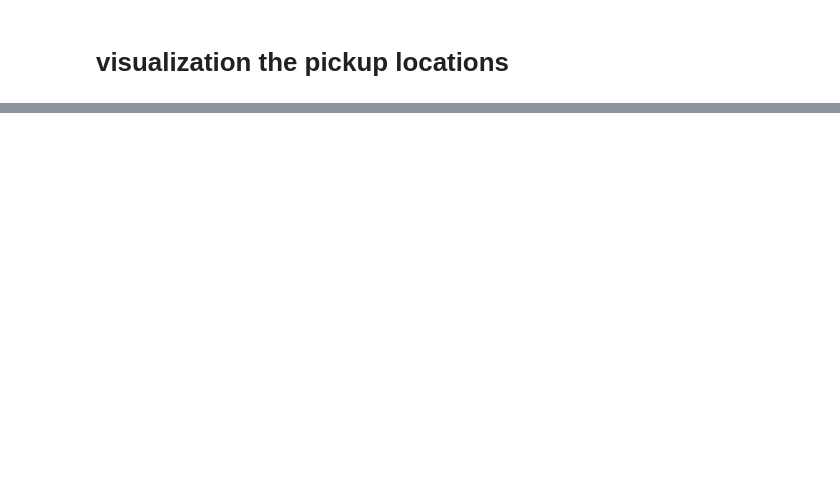
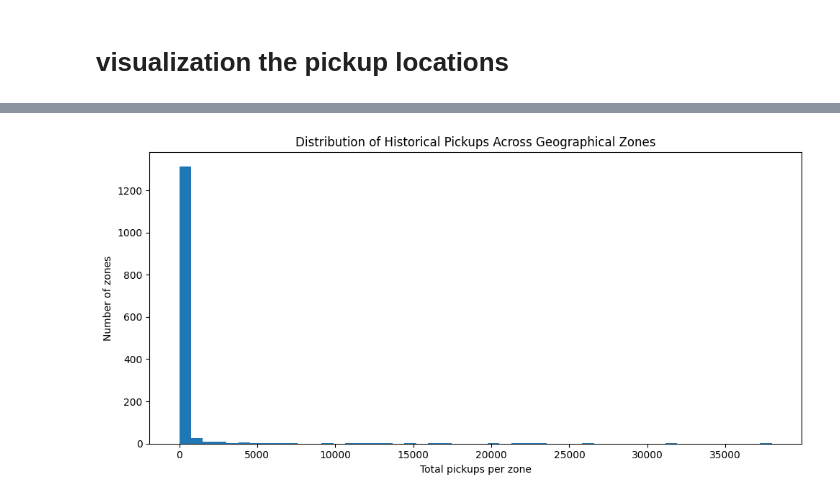
Before and after one commit to 07ashu97912-hub/AI-Based-Smart-Cab-Allocation-and-Driver-Repositioning-System, a Jupyter notebook: main.ipynb, the cells around one changed output, grey strips where cells are left out. Drawn from its saved outputs; the diff is of its cells as text; code cells hidden in the pictures; blank space fills up the shorter version.

```diff
--- a/main.ipynb
+++ b/main.ipynb
@@ -125,0 +264,28 @@ plt.show()
+# %%
+import numpy as np
+CELL_SIZE = 1000
+
+df_ny["Grid_X"] = np.floor(
+    df_ny["X"] / CELL_SIZE
+).astype(int)
+
+df_ny["Grid_Y"] = np.floor(
+    df_ny["Y"] / CELL_SIZE
+).astype(int)
+
+df_ny["Zone_ID"] = (
+    df_ny["Grid_X"].astype(str)
+    + "_"
+    + df_ny["Grid_Y"].astype(str)
+)
+
+print("Dataset shape:", df_ny.shape)
+
+print("\nTotal geographical zones:", df_ny["Zone_ID"].nunique())
+
+print("\nSample records:")
+display(
+    df_ny[
+        ["Lat", "Lon", "X", "Y", "Grid_X", "Grid_Y", "Zone_ID"]
+    ].head(10)
+)
@@ -125,0 +355,16 @@ plt.show()
+# %%
+zone_counts = df_ny["Zone_ID"].value_counts()
+
+# Plot the distribution of pickup counts
+plt.figure(figsize=(10, 5))
+
+plt.hist(zone_counts, bins=50)
+
+plt.xlabel("Total pickups per zone")
+plt.ylabel("Number of zones")
+plt.title("Distribution of Historical Pickups Across Geographical Zones")
+
+plt.tight_layout()
+plt.show()
+# %% [output]
+[figure, added]
```
Also changed, not shown: parts of 30 cells of this notebook.
